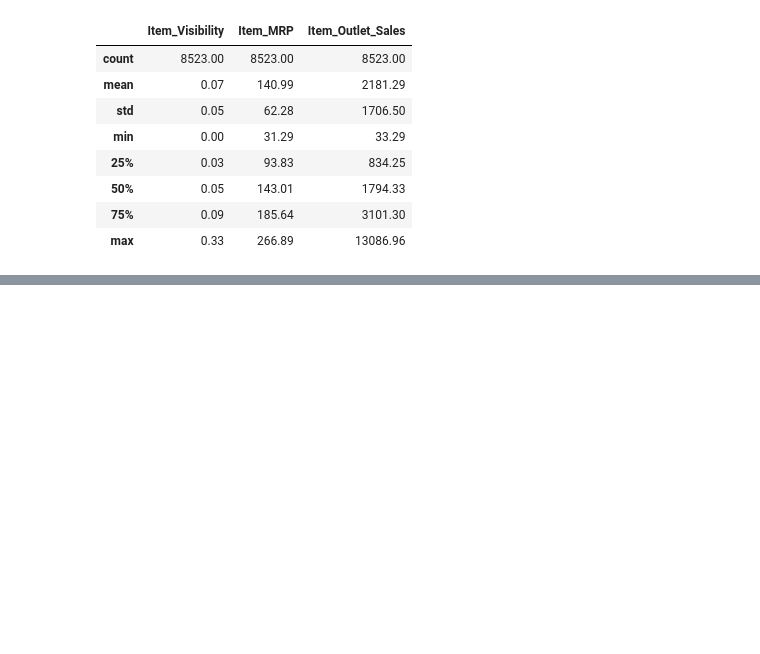
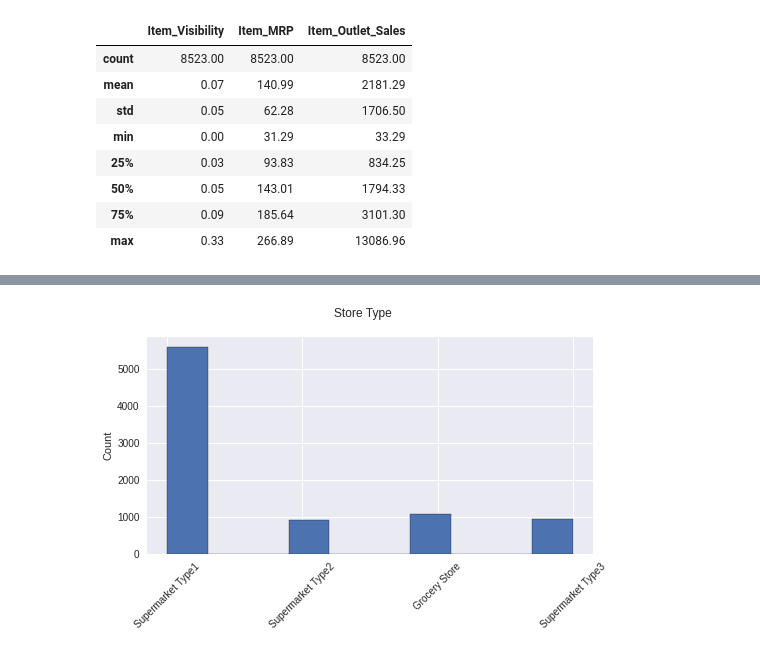
Before and after one commit to LauraDimaria/Sales-Predictions, a Jupyter notebook: Sales_Predictions.ipynb, the cells around one changed output, grey strips where cells are left out. Drawn from its saved outputs; the diff is of its cells as text; code cells hidden in the pictures; blank space fills up the shorter version.

```diff
--- a/Sales_Predictions.ipynb
+++ b/Sales_Predictions.ipynb
@@ -205,0 +225,9 @@ df.describe().round(2)
+# %%
+plt.style.use('seaborn')
+plt.figure(figsize=(8,4))
+df['Outlet_Type'].hist(edgecolor='black')
+plt.xticks(rotation=45)
+plt.ylabel('Count')
+plt.suptitle('Store Type');
+# %% [output]
+[figure, added]
```
Also changed, not shown: parts of 8 cells of this notebook.
